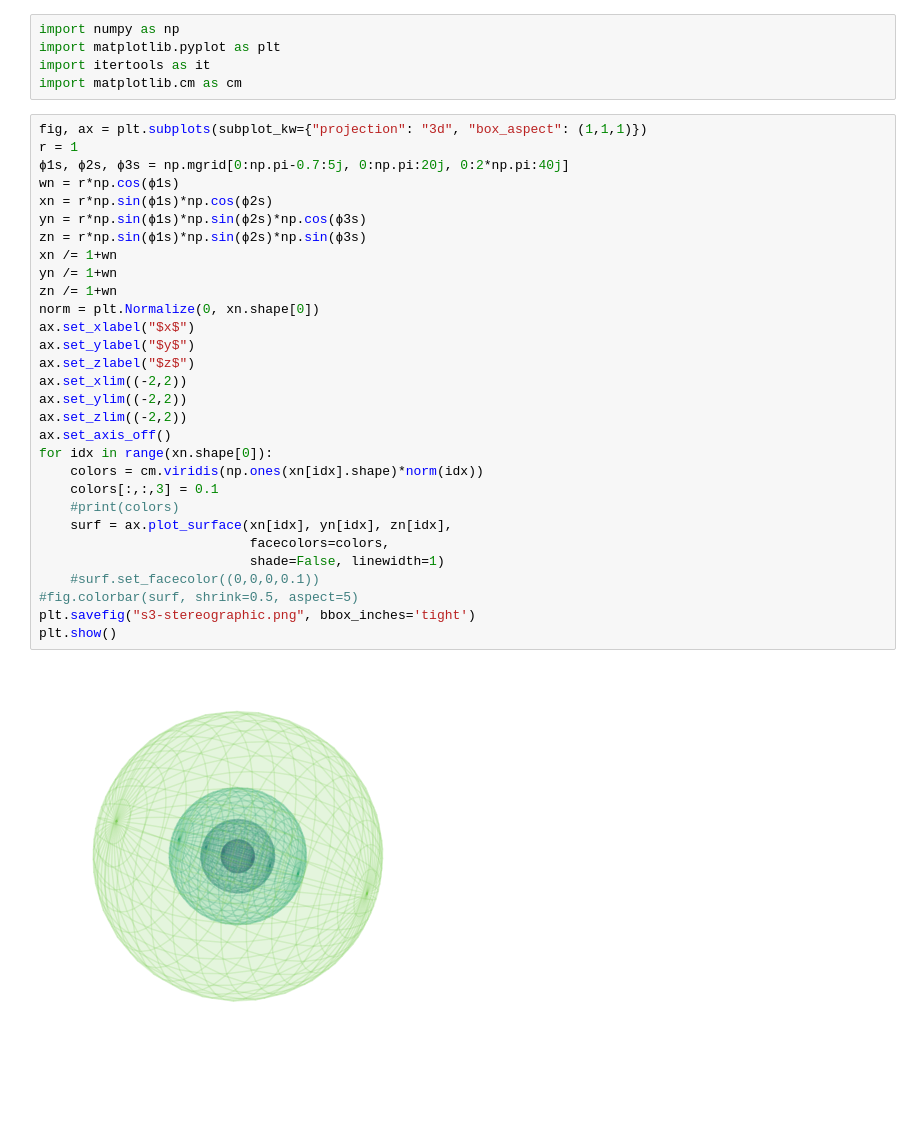
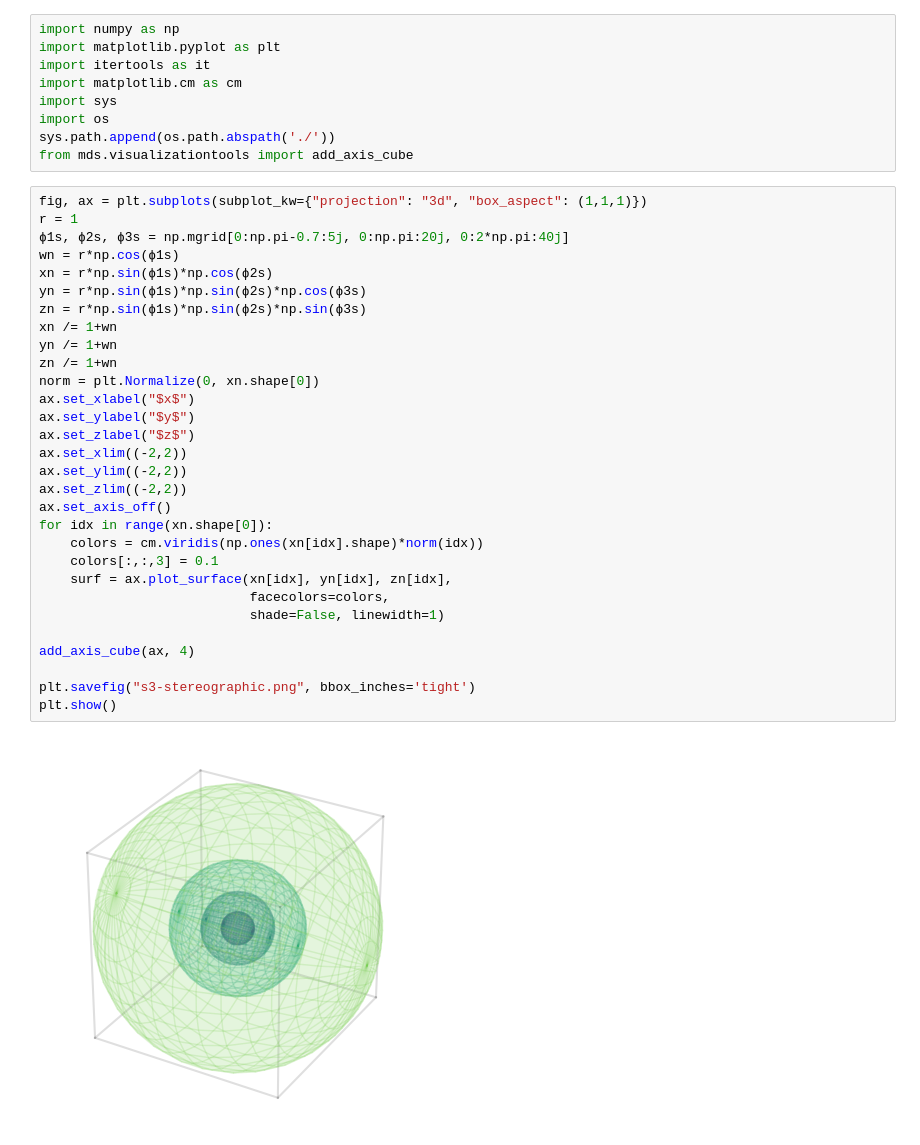
Before and after one commit to laurasaizz/Visualization-S3, a Jupyter notebook: stereographic-projection.ipynb, the cells around one changed output. Saved outputs shown, nothing was run; the diff lists cells and outputs as text; blank space fills up the shorter version.

Commit message:
Add axis cube to stereographic projection
Adds an axis cube to image of stereographic projection to highlight direction of the axes.

```diff
--- a/stereographic-projection.ipynb
+++ b/stereographic-projection.ipynb
@@ -3,35 +3,39 @@ import numpy as np
 import matplotlib.pyplot as plt
 import itertools as it
 import matplotlib.cm as cm
+import sys
+import os
+sys.path.append(os.path.abspath('./'))
+from mds.visualizationtools import add_axis_cube
 # %%
 fig, ax = plt.subplots(subplot_kw={"projection": "3d", "box_aspect": (1,1,1)})
 r = 1
 ϕ1s, ϕ2s, ϕ3s = np.mgrid[0:np.pi-0.7:5j, 0:np.pi:20j, 0:2*np.pi:40j]
 wn = r*np.cos(ϕ1s)
 xn = r*np.sin(ϕ1s)*np.cos(ϕ2s)
 yn = r*np.sin(ϕ1s)*np.sin(ϕ2s)*np.cos(ϕ3s)
 zn = r*np.sin(ϕ1s)*np.sin(ϕ2s)*np.sin(ϕ3s)
 xn /= 1+wn
 yn /= 1+wn
 zn /= 1+wn
 norm = plt.Normalize(0, xn.shape[0])
 ax.set_xlabel("$x$")
 ax.set_ylabel("$y$")
 ax.set_zlabel("$z$")
 ax.set_xlim((-2,2))
 ax.set_ylim((-2,2))
 ax.set_zlim((-2,2))
 ax.set_axis_off()
 for idx in range(xn.shape[0]):
     colors = cm.viridis(np.ones(xn[idx].shape)*norm(idx))
     colors[:,:,3] = 0.1
-    #print(colors)
     surf = ax.plot_surface(xn[idx], yn[idx], zn[idx],
                            facecolors=colors,
                            shade=False, linewidth=1)
-    #surf.set_facecolor((0,0,0,0.1))
-#fig.colorbar(surf, shrink=0.5, aspect=5)
+
+add_axis_cube(ax, 4)
+
 plt.savefig("s3-stereographic.png", bbox_inches='tight')
 plt.show()
 # %% [output]
-[figure, old version]
+[figure, new version]
```
